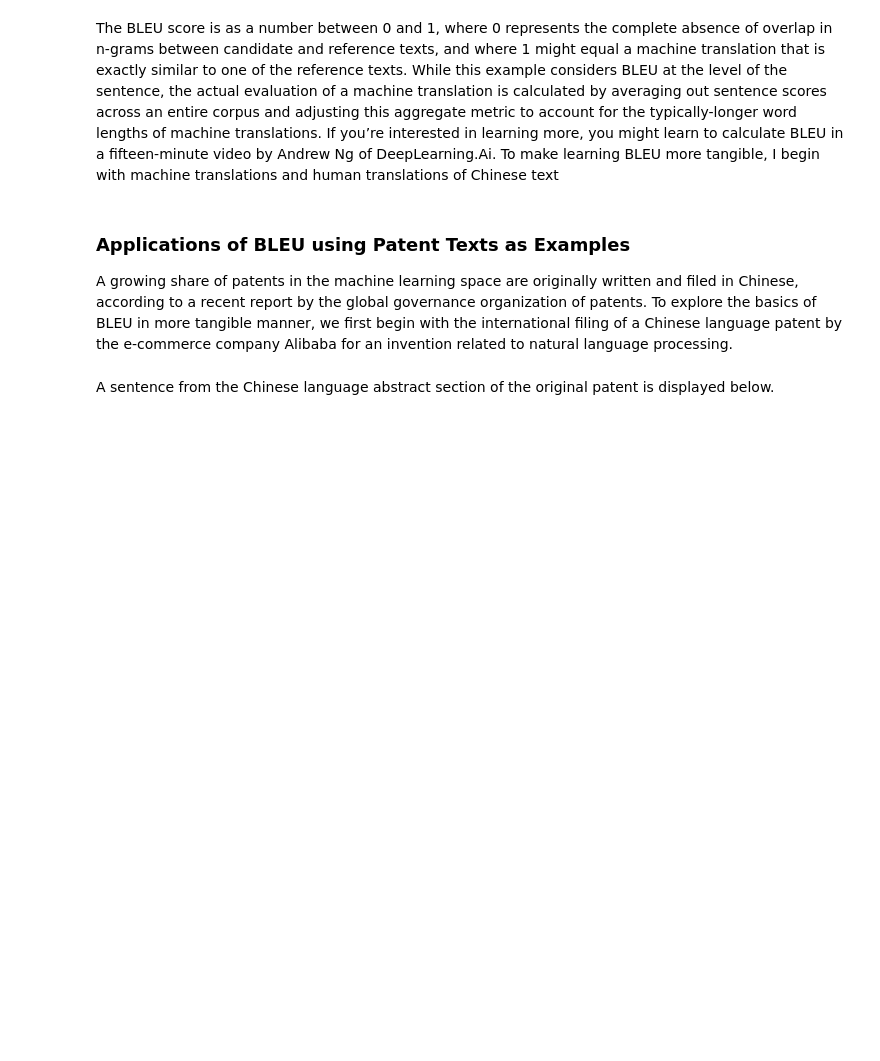
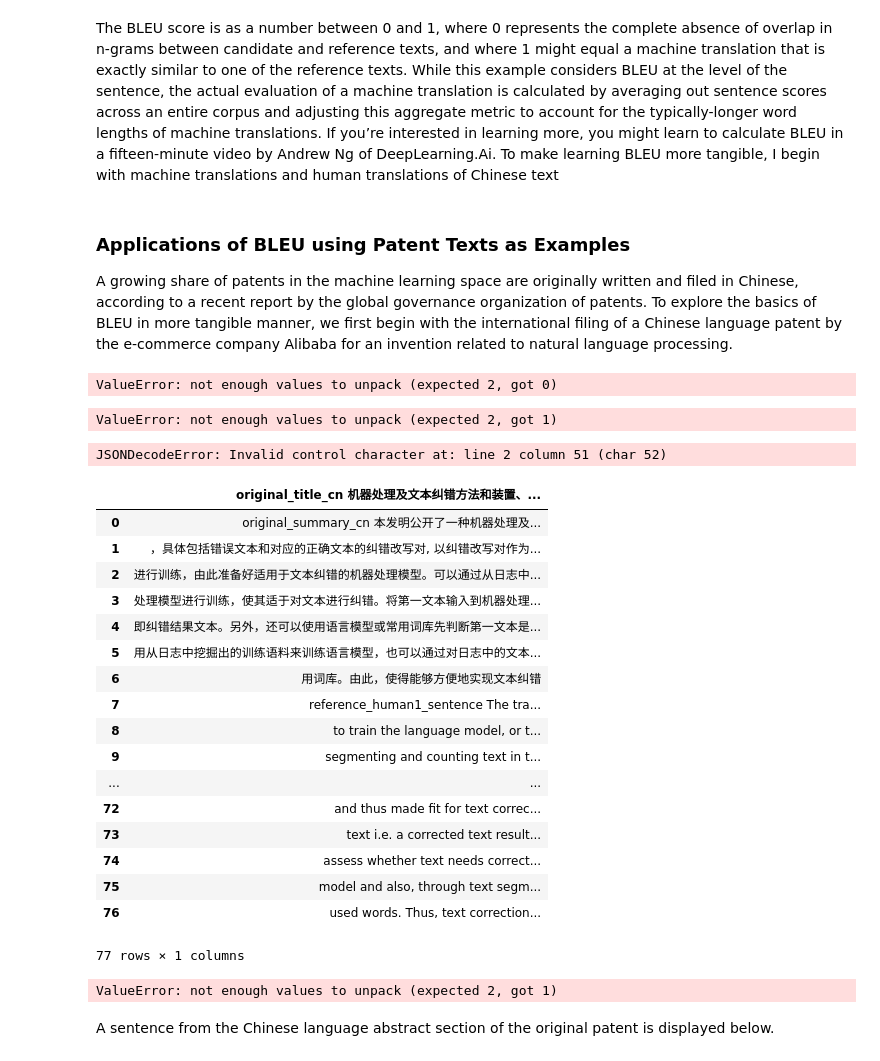
Before and after one commit to glmack/multilingual_machines, a Jupyter notebook: Measuring_Multilingual_Machines.ipynb, the cells around one changed output. Saved outputs shown, nothing was run; the diff lists cells and outputs as text; code cells hidden in the pictures; blank space fills up the shorter version.

```diff
--- a/Measuring_Multilingual_Machines.ipynb
+++ b/Measuring_Multilingual_Machines.ipynb
@@ -28,6 +31,61 @@ The BLEU score is as a number between 0 and 1, where 0 represents the complete a
 # %% [markdown]
 ### Applications of BLEU using Patent Texts as Examples
 A growing share of patents in the machine learning space are originally written and filed in Chinese, according to a recent report by the global governance organization of patents. To explore the basics of BLEU in more tangible manner, we first begin with the international filing of a Chinese language patent by the e-commerce company Alibaba for an invention related to natural language processing.
+# %%
+d = {}
+with open('patent_examples.txt', 'r') as f:
+    for line in f:
+        (key, val) = line.split()
+        d[key] = val
+# %% [output]
+ValueError: not enough values to unpack (expected 2, got 0)
+# %%
+examples = {}
+with open('patent_examples.txt', "r") as file:
+    for line in file:
+        key, value = line.strip().split("\t")
+        examples[key] = value
+print(dictionary)
+# %% [output]
+ValueError: not enough values to unpack (expected 2, got 1)
+# %%
+with open('patent_examples.txt', 'r') as f:
+   f = json.loads(f.read())
+# %% [output]
+JSONDecodeError: Invalid control character at: line 2 column 51 (char 52)
+# %%
+import pandas as pd
+x = pd.read_csv('patent_examples.txt', sep="\t")
+# %%
+x
+# %% [output]
+|  | original_title_cn 机器处理及文本纠错方法和装置、... |
+| 0 | original_summary_cn 本发明公开了一种机器处理及... |
+| 1 | ，具体包括错误文本和对应的正确文本的纠错改写对, 以纠错改写对作为... |
+| 2 | 进行训练，由此准备好适用于文本纠错的机器处理模型。可以通过从日志中... |
+| 3 | 处理模型进行训练，使其适于对文本进行纠错。将第一文本输入到机器处理... |
+| 4 | 即纠错结果文本。另外，还可以使用语言模型或常用词库先判断第一文本是... |
+| 5 | 用从日志中挖掘出的训练语料来训练语言模型，也可以通过对日志中的文本... |
+| 6 | 用词库。由此，使得能够方便地实现文本纠错 |
+| 7 | reference_human1_sentence The tra... |
+| 8 | to train the language model, or t... |
+| 9 | segmenting and counting text in t... |
+| ... | ... |
+| 72 | and thus made fit for text correc... |
+| 73 | text i.e. a corrected text result... |
+| 74 | assess whether text needs correct... |
+| 75 | model and also, through text segm... |
+| 76 | used words. Thus, text correction... |
+77 rows × 1 columns
+# %%
+import csv
+
+with open('patent_examples.txt') as f:
+    reader = csv.reader(f, delimiter='\t')
+    data = [(col1, col2)
+                for col1, col2 in reader]
+# %% [output]
+ValueError: not enough values to unpack (expected 2, got 1)
 # %%
 # Inspect example data: international patent for NLP invention by Alibaba
 
```
Also changed, not shown: parts of 5 cells of this notebook.
